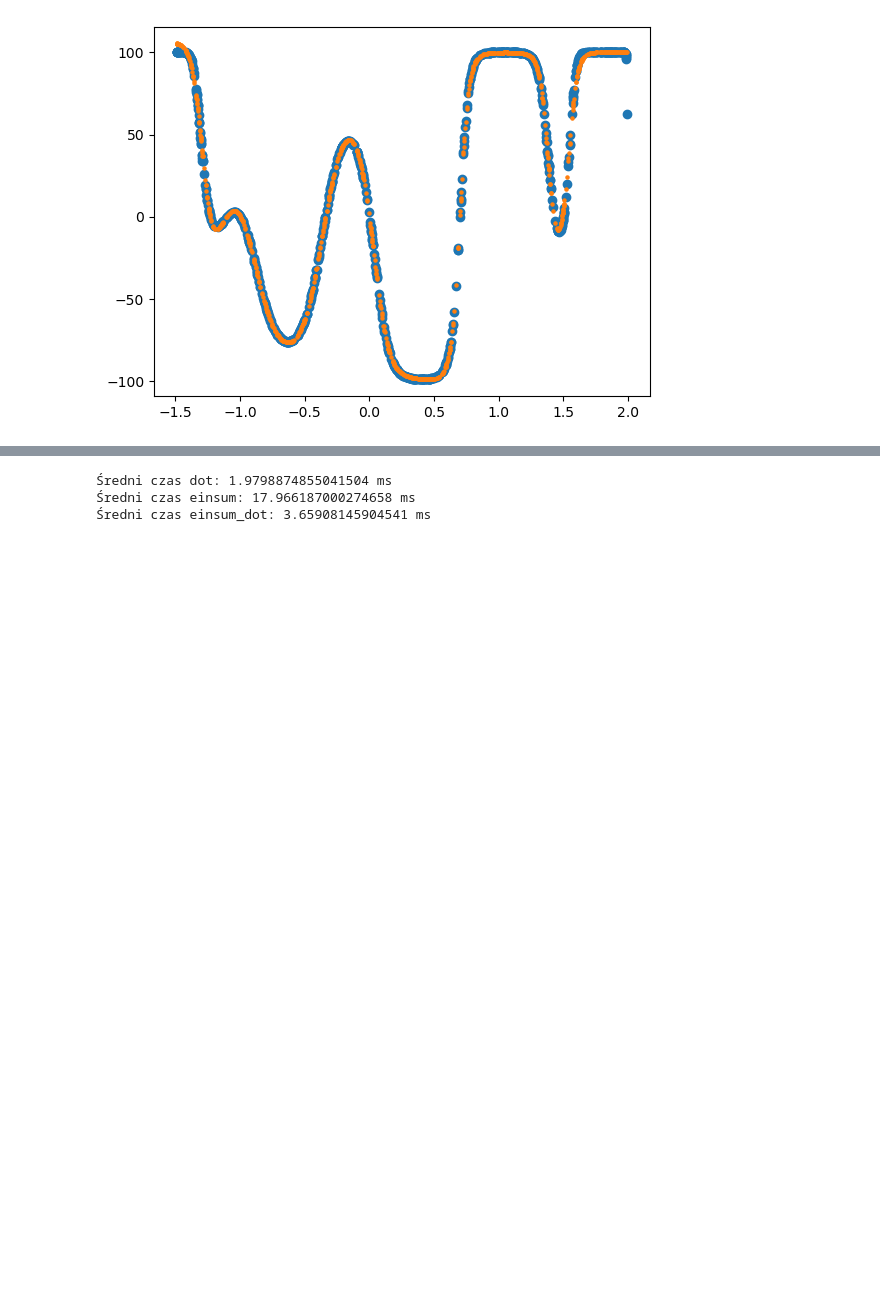
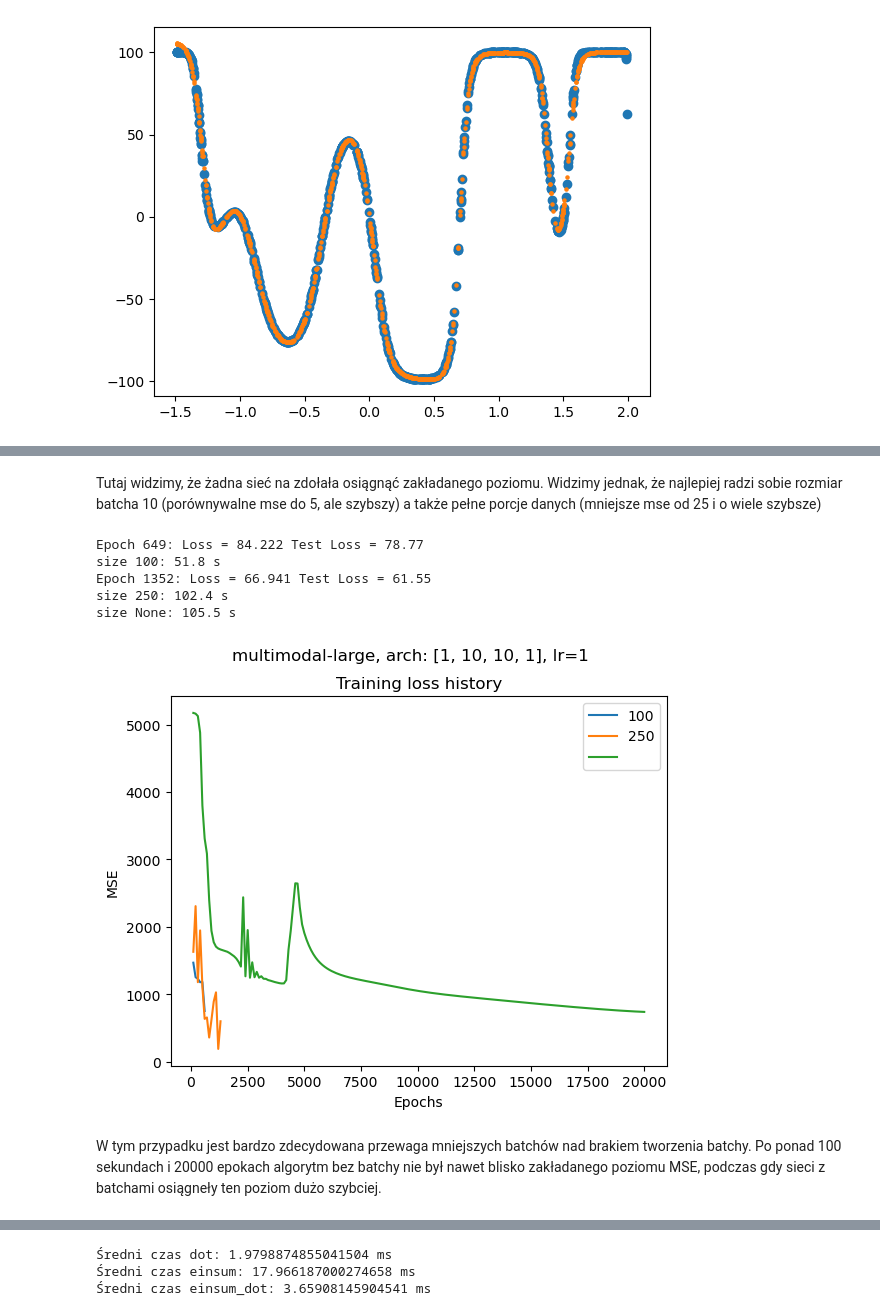
Before and after one commit to tymsoncyferki/MIOwAD, a Jupyter notebook: nn2/lab2.ipynb, the cells around one changed output, grey strips where cells are left out. Drawn from its saved outputs; the diff is of its cells as text; code cells hidden in the pictures; blank space fills up the shorter version.

```diff
--- a/nn2/lab2.ipynb
+++ b/nn2/lab2.ipynb
@@ -407,0 +479,14 @@ Test MSE: 3.999971466978165
+# %% [markdown]
+Tutaj widzimy, że żadna sieć na zdołała osiągnąć zakładanego poziomu. Widzimy jednak, że najlepiej radzi sobie rozmiar batcha 10 (porównywalne mse do 5, ale szybszy) a także pełne porcje danych (mniejsze mse od 25 i o wiele szybsze)
+# %%
+batch_test(multimodal_train, multimodal_test, [100, 250, None], [1, 10, 10, 1], 'xavier', lr=1, epochs=20000,
+           name='multimodal-large', interval=100, cutoff=80)
+# %% [output]
+Epoch 649: Loss = 84.222 Test Loss = 78.77
+size 100: 51.8 s
+Epoch 1352: Loss = 66.941 Test Loss = 61.55
+size 250: 102.4 s
+size None: 105.5 s
+[figure, added]
+# %% [markdown]
+W tym przypadku jest bardzo zdecydowana przewaga mniejszych batchów nad brakiem tworzenia batchy. Po ponad 100 sekundach i 20000 epokach algorytm bez batchy nie był nawet blisko zakładanego poziomu MSE, podczas gdy sieci z batchami osiągneły ten poziom dużo szybciej.
```
Also changed, not shown: parts of 22 cells of this notebook.
